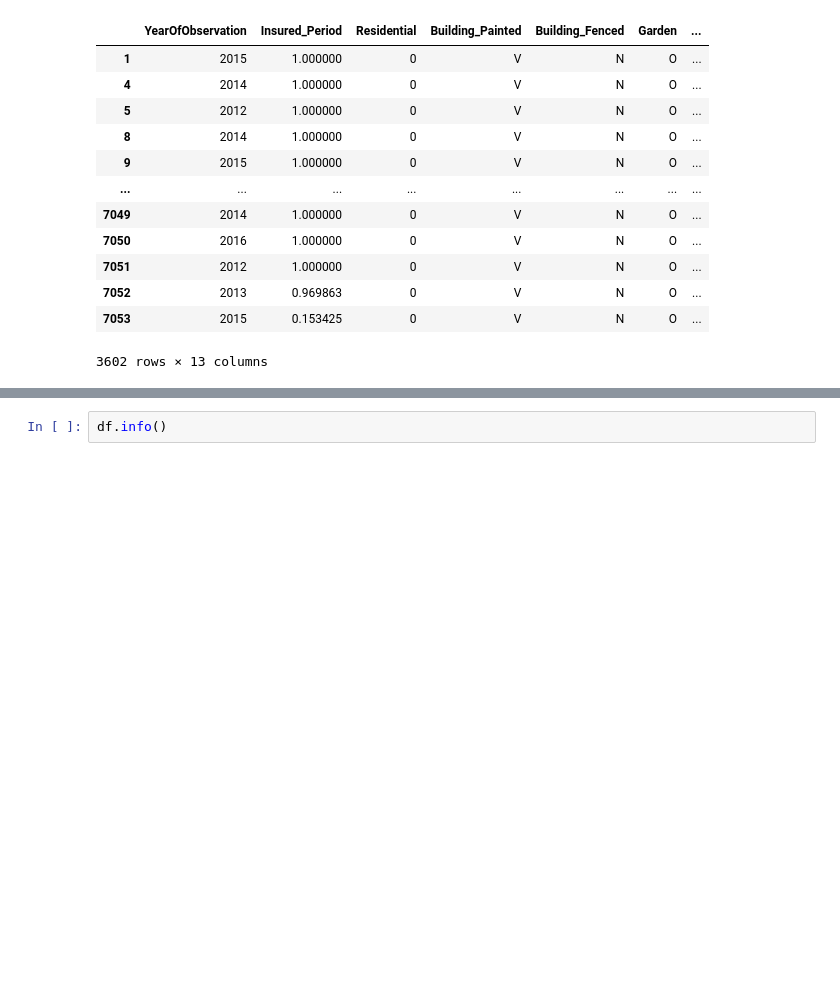
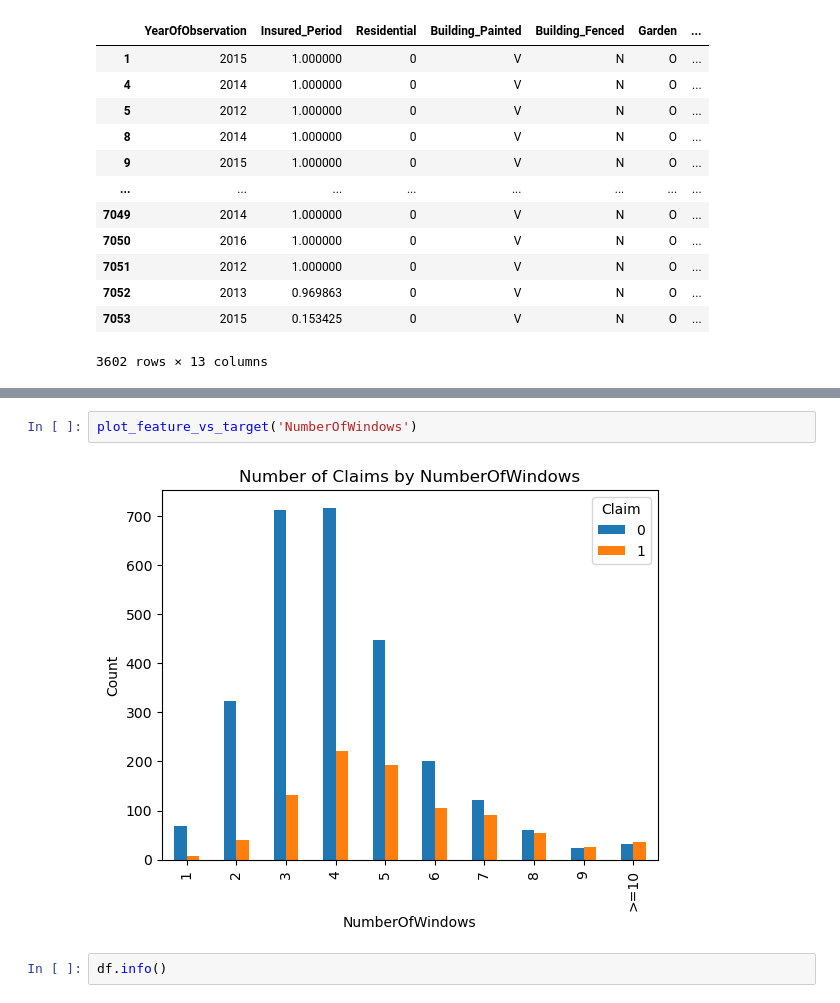
Before and after one commit to Timmy485/Insurance_Prediction, a Jupyter notebook: Insurance Prediciton.ipynb, the cells around one changed output, grey strips where cells are left out. Drawn from its saved outputs; the diff is of its cells as text; blank space fills up the shorter version.

```diff
--- a/Insurance Prediciton.ipynb
+++ b/Insurance Prediciton.ipynb
@@ -80,3 +86,7 @@ painted.loc[painted.Settlement == 'U']
+# %%
+plot_feature_vs_target('NumberOfWindows')
+# %% [output]
+[figure, added]
 # %%
 df.info()
 # %% [output]
```
Also changed, not shown: parts of 13 cells of this notebook.
